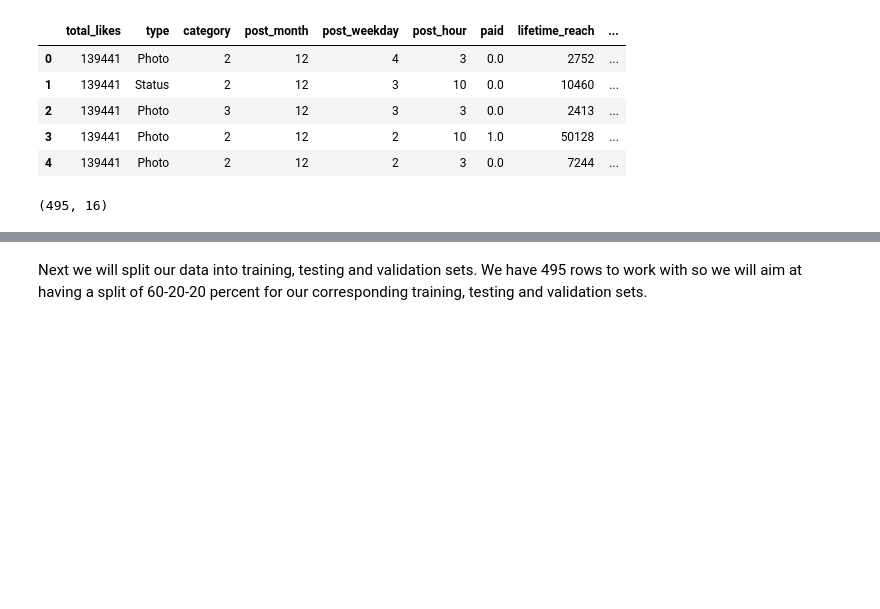
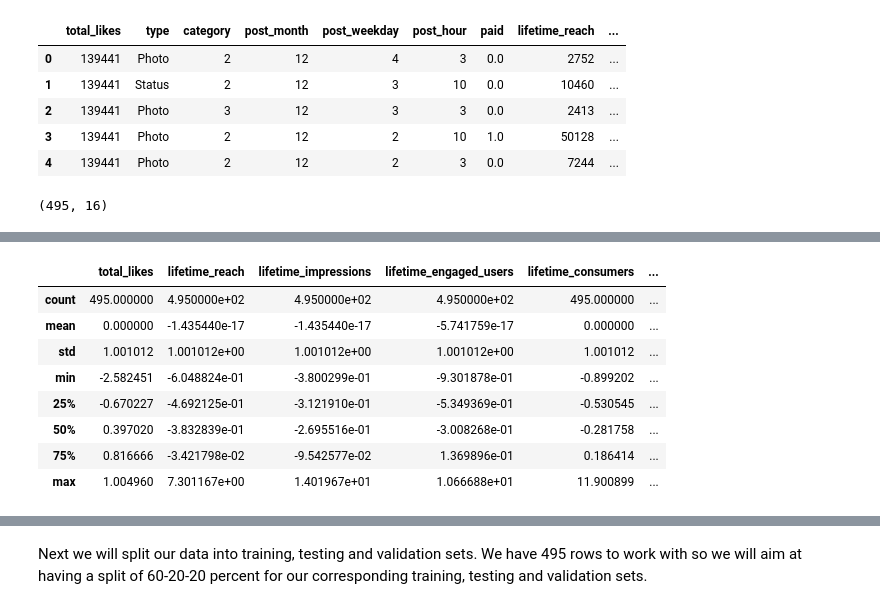
Before and after one commit to aureliobarrios/facebook-metrics, a Jupyter notebook: notebooks/model.ipynb, the cells around one changed output, grey strips where cells are left out. Drawn from its saved outputs; the diff is of its cells as text; code cells hidden in the pictures; blank space fills up the shorter version.

```diff
--- a/notebooks/model.ipynb
+++ b/notebooks/model.ipynb
@@ -47,2 +40,0 @@ Before we begin building our model we must prepare our data for the purpose of m
-# %%
-df = pd.get_dummies(df, columns=['type', 'category', 'post_month', 'post_weekday', 'post_hour'], dtype='int')
@@ -77,0 +41,3 @@ Index(['total_likes', 'paid', 'lifetime_reach', 'lifetime_impressions',
+# %%
+#get our categorical columns
+dummy_cols = ['type', 'category', 'post_month', 'post_weekday', 'post_hour']
@@ -77,0 +74,12 @@ Index(['total_likes', 'paid', 'lifetime_reach', 'lifetime_impressions',
+# %%
+standard_df.describe()
+# %% [output]
+|  | total_likes | lifetime_reach | lifetime_impressions | lifetime_engaged_users | lifetime_consumers | ... |
+| count | 495.000000 | 4.950000e+02 | 4.950000e+02 | 4.950000e+02 | 495.000000 | ... |
+| mean | 0.000000 | -1.435440e-17 | -1.435440e-17 | -5.741759e-17 | 0.000000 | ... |
+| std | 1.001012 | 1.001012e+00 | 1.001012e+00 | 1.001012e+00 | 1.001012 | ... |
+| min | -2.582451 | -6.048824e-01 | -3.800299e-01 | -9.301878e-01 | -0.899202 | ... |
+| 25% | -0.670227 | -4.692125e-01 | -3.121910e-01 | -5.349369e-01 | -0.530545 | ... |
+| 50% | 0.397020 | -3.832839e-01 | -2.695516e-01 | -3.008268e-01 | -0.281758 | ... |
+| 75% | 0.816666 | -3.421798e-02 | -9.542577e-02 | 1.369896e-01 | 0.186414 | ... |
+| max | 1.004960 | 7.301167e+00 | 1.401967e+01 | 1.066688e+01 | 11.900899 | ... |
```
Also changed, not shown: parts of 44 cells of this notebook.
